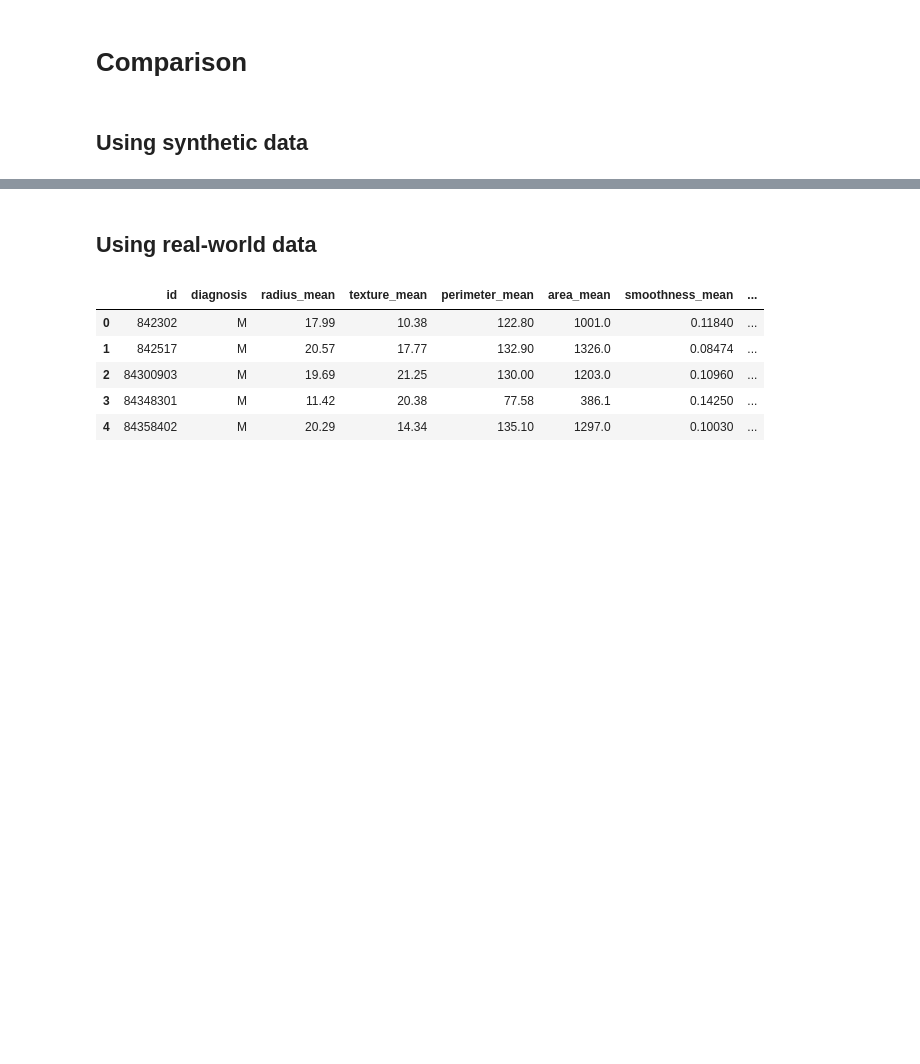
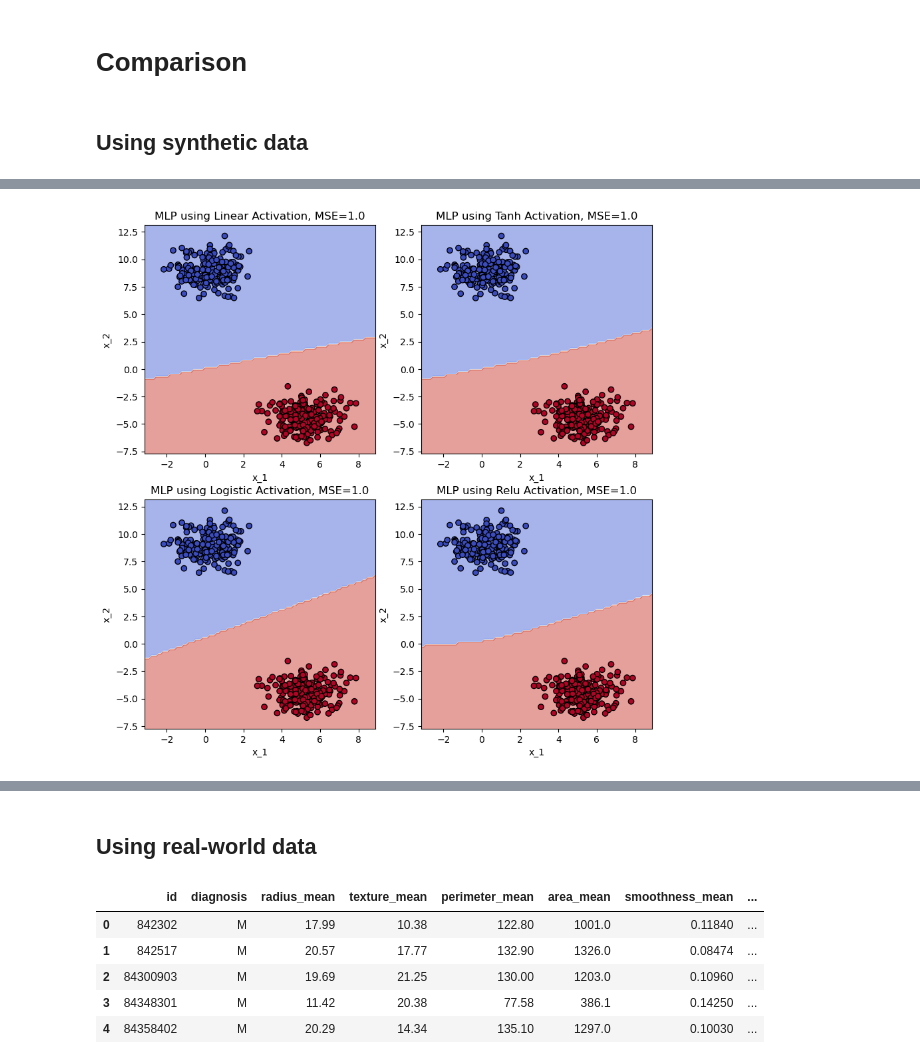
Before and after one commit to lucavella/SFML-project, a Jupyter notebook: anton_project.ipynb, the cells around one changed output, grey strips where cells are left out. Drawn from its saved outputs; the diff is of its cells as text; code cells hidden in the pictures; blank space fills up the shorter version.

```diff
--- a/anton_project.ipynb
+++ b/anton_project.ipynb
@@ -239,0 +246,12 @@ NameError: name 'DecisionBoundaryDisplay' is not defined
+# %%
+
+#import the necessary libraries
+from sklearn.datasets import make_blobs
+import matplotlib.pyplot as plt
+
+# Generate 2d classification dataset -linear classifieble
+X, y = make_blobs(n_samples=500, centers=2, n_features=2, random_state=23)
+# %%
+use_NN(X, y)
+# %% [output]
+[figure, added]
```
Also changed, not shown: parts of 21 cells of this notebook.
